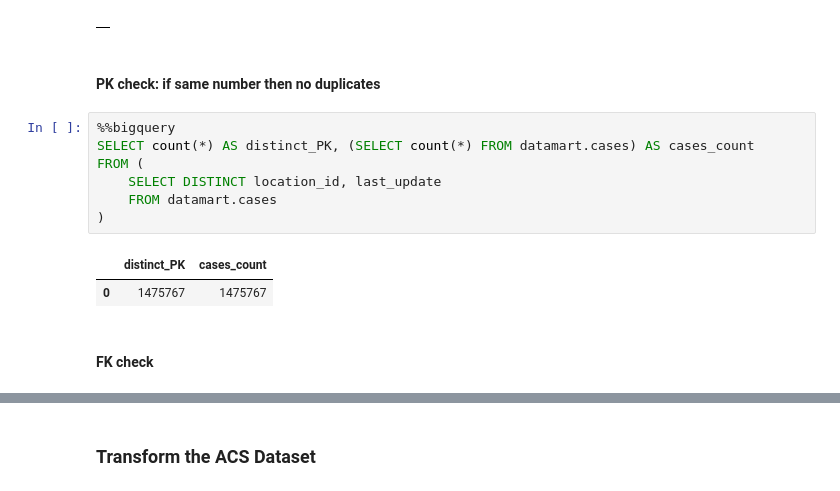
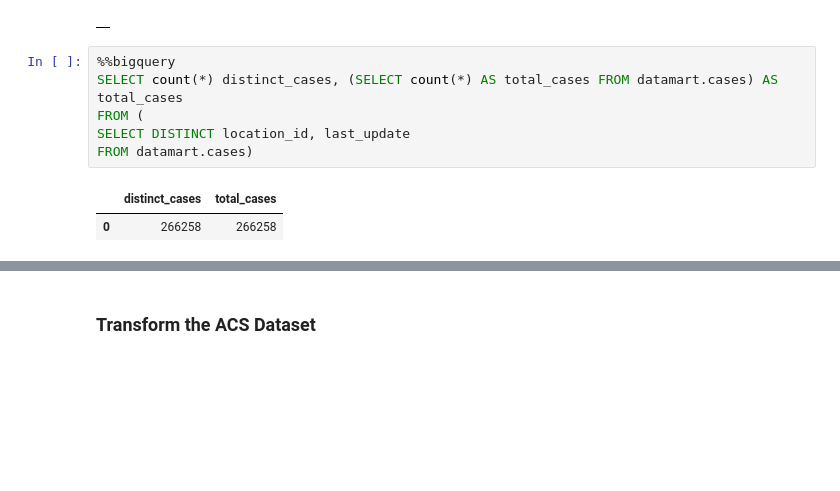
Before and after one commit to kimmisin/Elements-of-Databases, a Jupyter notebook: milestone2.ipynb, the cells around one changed output, grey strips where cells are left out. Saved outputs shown, nothing was run; the diff lists cells and outputs as text; blank space fills up the shorter version.

```diff
--- a/milestone2.ipynb
+++ b/milestone2.ipynb
@@ -470,17 +422,12 @@ FROM datamart.cases)
 WHERE rank = 1
 # %% [output]
 |  |
-# %% [markdown]
-#### PK check: if same number then no duplicates
 # %%
 %%bigquery
-SELECT count(*) AS distinct_PK, (SELECT count(*) FROM datamart.cases) AS cases_count
+SELECT count(*) distinct_cases, (SELECT count(*) AS total_cases FROM datamart.cases) AS total_cases
 FROM (
-    SELECT DISTINCT location_id, last_update
-    FROM datamart.cases
-)
+SELECT DISTINCT location_id, last_update
+FROM datamart.cases)
 # %% [output]
-|  | distinct_PK | cases_count |
-| 0 | 1475767 | 1475767 |
+|  | distinct_cases | total_cases |
+| 0 | 266258 | 266258 |
-# %% [markdown]
-#### FK check
```
Also changed, not shown: parts of 53 cells of this notebook.
